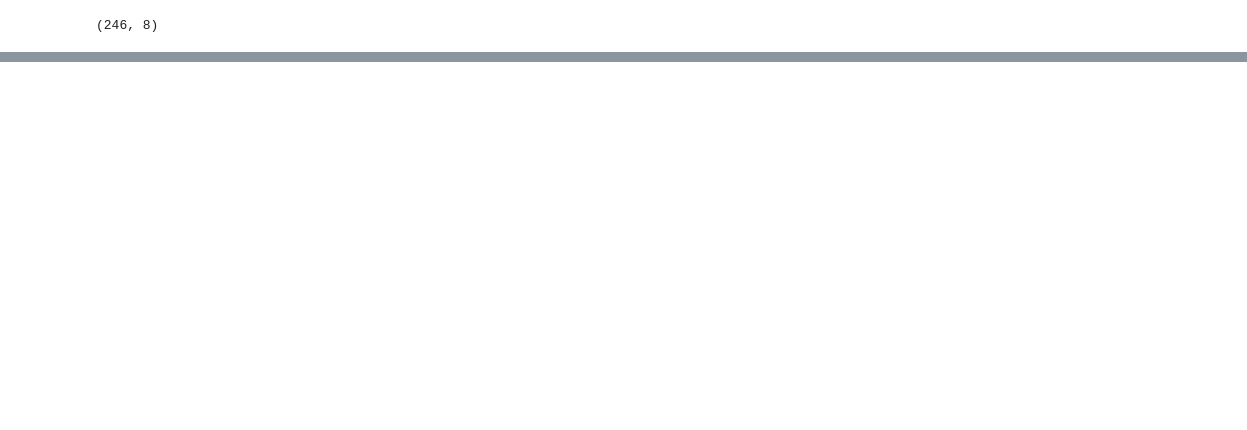
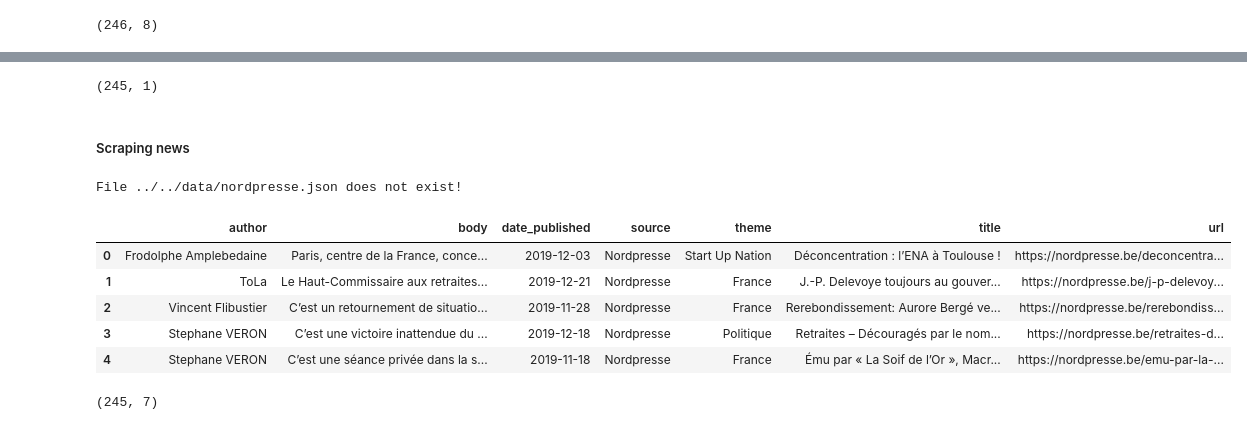
Before and after one commit to jeugregg/FakeNewsDetectionFr, a Jupyter notebook: 02_Scraping_French_News.ipynb, the cells around one changed output, grey strips where cells are left out. Cells and saved outputs as stored; diff of their text form; code cells hidden in the pictures; blank space fills up the shorter version.

Commit message:
Update 02_Scraping_French_News.ipynb
add nordpresse.be scraping

```diff
--- a/02_Scraping_French_News.ipynb
+++ b/02_Scraping_French_News.ipynb
@@ -456,0 +738,5 @@ df_gorafi_pol.shape
+# %%
+URL_PAGES_NORDPRESSE = 'https://nordpresse.be/category/france/'
+# declare your data location
+PATH_PAGES_NORDPRESSE = '../../data/pages_nordpresse.json'
+PATH_NEWS_NORDPRESSE = '../../data/nordpresse.json'
@@ -456,0 +793,11 @@ df_gorafi_pol.shape
+# %%
+df_nordpresse_pages.shape
+# %% [output]
+(245, 1)
+# %% [markdown]
+##### Scraping news
+# %%
+# clean last output
+clean_file(PATH_NEWS_NORDPRESSE)
+# %% [output]
+File ../../data/nordpresse.json does not exist!
@@ -456,0 +813,16 @@ df_gorafi_pol.shape
+# %%
+import pandas as pd
+
+df_nordpresse = pd.read_json(PATH_NEWS_NORDPRESSE)
+df_nordpresse.head()
+# %% [output]
+|  | author | body | date_published | source | theme | title | url |
+| 0 | Frodolphe Amplebedaine | Paris, centre de la France, conce... | 2019-12-03 | Nordpresse | Start Up Nation | Déconcentration : l’ENA à Toulouse ! | https://nordpresse.be/deconcentra... |
+| 1 | ToLa | Le Haut-Commissaire aux retraites... | 2019-12-21 | Nordpresse | France | J.-P. Delevoye toujours au gouver... | https://nordpresse.be/j-p-delevoy... |
+| 2 | Vincent Flibustier | C’est un retournement de situatio... | 2019-11-28 | Nordpresse | France | Rerebondissement: Aurore Bergé ve... | https://nordpresse.be/rerebondiss... |
+| 3 | Stephane VERON | C’est une victoire inattendue du ... | 2019-12-18 | Nordpresse | Politique | Retraites – Découragés par le nom... | https://nordpresse.be/retraites-d... |
+| 4 | Stephane VERON | C’est une séance privée dans la s... | 2019-11-18 | Nordpresse | France | Ému par « La Soif de l’Or », Macr... | https://nordpresse.be/emu-par-la-... |
+# %%
+df_nordpresse.shape
+# %% [output]
+(245, 7)
```
Also changed, not shown: parts of 29 cells of this notebook.
